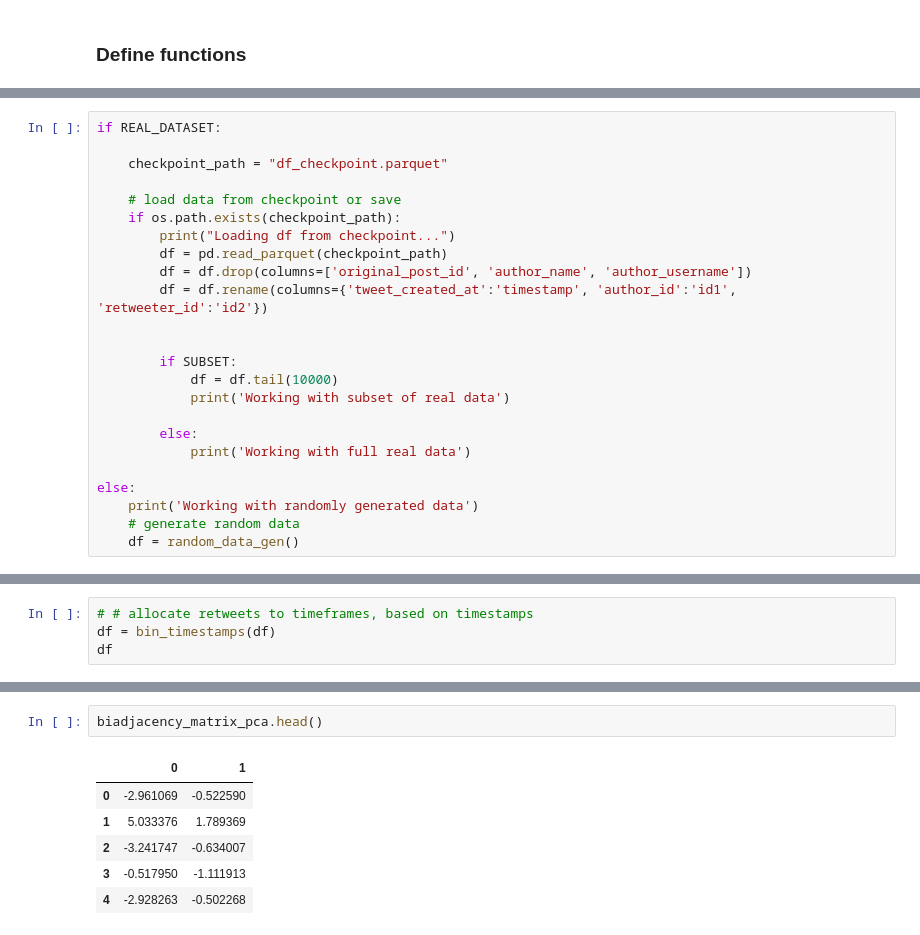
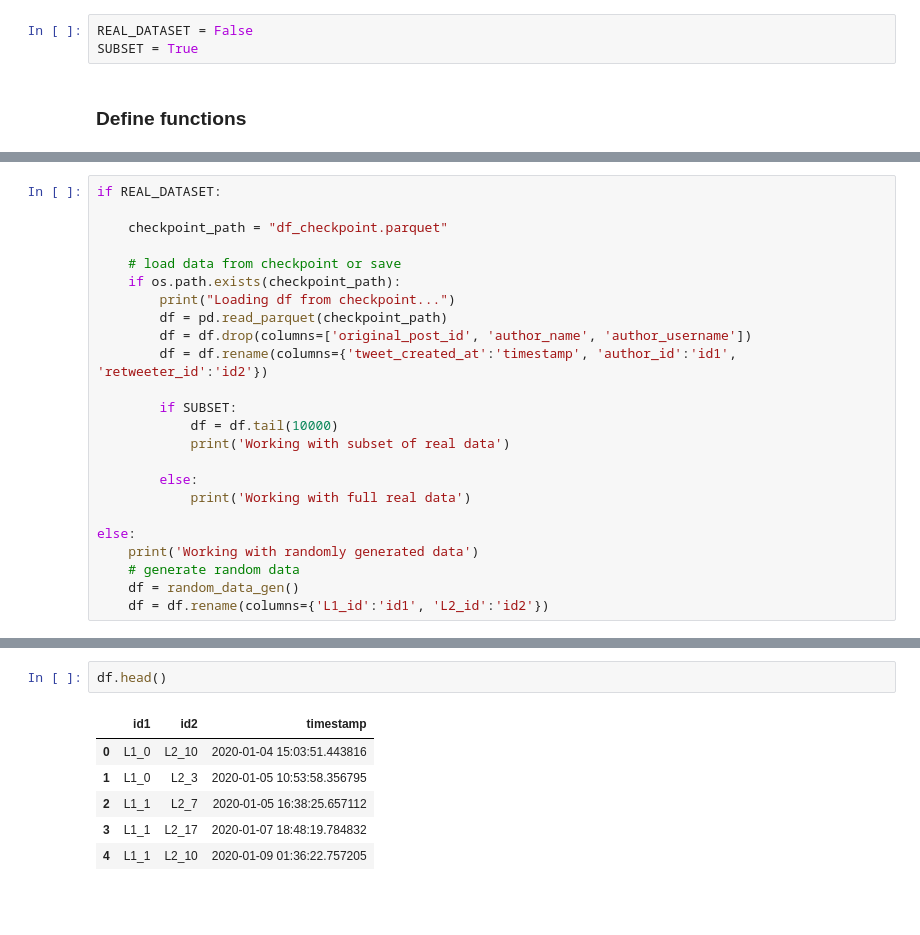
Before and after one commit to SonyCSLParis/STDL, a Jupyter notebook: implementation.ipynb, the cells around one changed output, grey strips where cells are left out. Cells and saved outputs as stored; diff of their text form; blank space fills up the shorter version.

```diff
--- a/implementation.ipynb
+++ b/implementation.ipynb
@@ -54,2 +10,5 @@ REAL_DATASET = True
+# %%
+REAL_DATASET = False
+SUBSET = True
 # %% [markdown]
 ### Define functions
@@ -155,7 +24,6 @@ if REAL_DATASET:
         df = df.drop(columns=['original_post_id', 'author_name', 'author_username'])
         df = df.rename(columns={'tweet_created_at':'timestamp', 'author_id':'id1', 'retweeter_id':'id2'})
 
-
         if SUBSET:
             df = df.tail(10000)
             print('Working with subset of real data')
@@ -167,4 +35,5 @@ else:
     print('Working with randomly generated data')
     # generate random data
     df = random_data_gen()
+    df = df.rename(columns={'L1_id':'id1', 'L2_id':'id2'})
 # %% [output]
@@ -184,4 +40,0 @@ display(df.head())
-# %%
-# # allocate retweets to timeframes, based on timestamps
-df = bin_timestamps(df)
-df
@@ -303,9 +41,9 @@ absolute_matrix_pca = pd.DataFrame(pca.fit_transform(absolute_matrix))
 # %%
-biadjacency_matrix_pca.head()
+df.head()
 # %% [output]
-|  | 0 | 1 |
-| 0 | -2.961069 | -0.522590 |
-| 1 | 5.033376 | 1.789369 |
-| 2 | -3.241747 | -0.634007 |
-| 3 | -0.517950 | -1.111913 |
-| 4 | -2.928263 | -0.502268 |
+|  | id1 | id2 | timestamp |
+| 0 | L1_0 | L2_10 | 2020-01-04 15:03:51.443816 |
+| 1 | L1_0 | L2_3 | 2020-01-05 10:53:58.356795 |
+| 2 | L1_1 | L2_7 | 2020-01-05 16:38:25.657112 |
+| 3 | L1_1 | L2_17 | 2020-01-07 18:48:19.784832 |
+| 4 | L1_1 | L2_10 | 2020-01-09 01:36:22.757205 |
```
Also changed, not shown: parts of 41 cells of this notebook, 2 other files.
